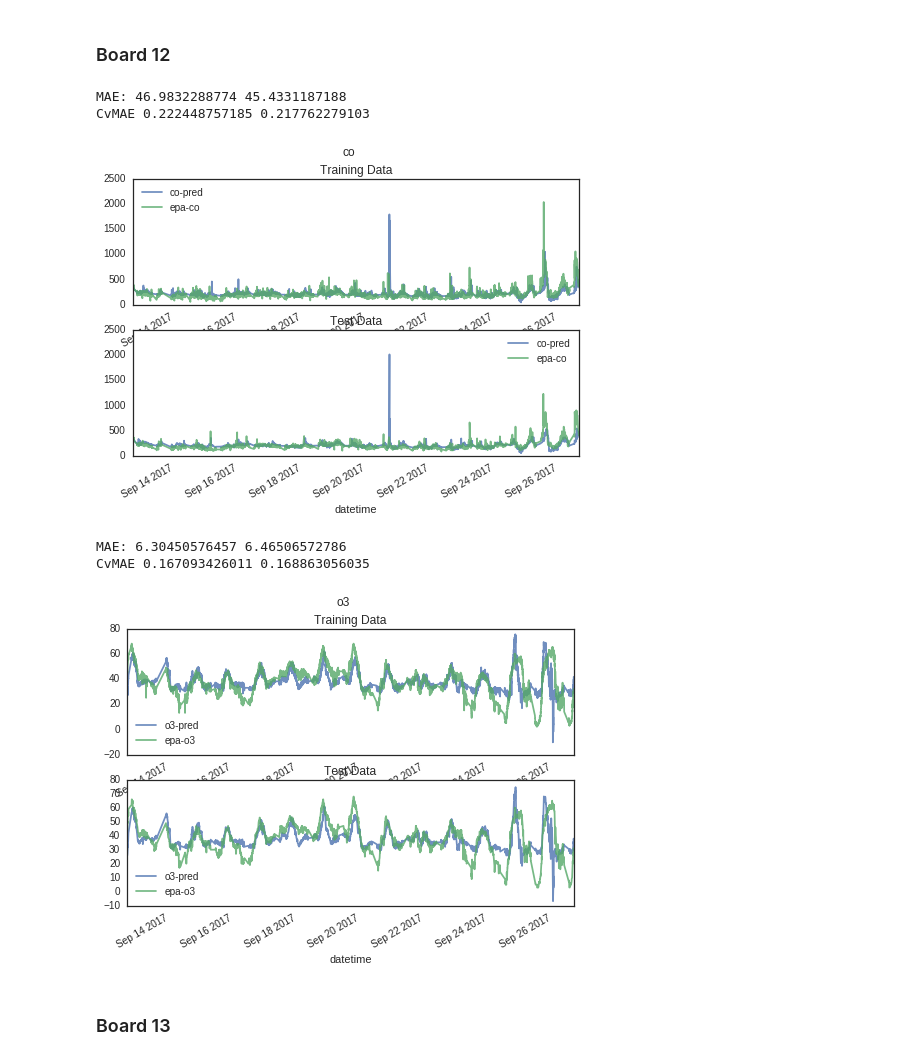
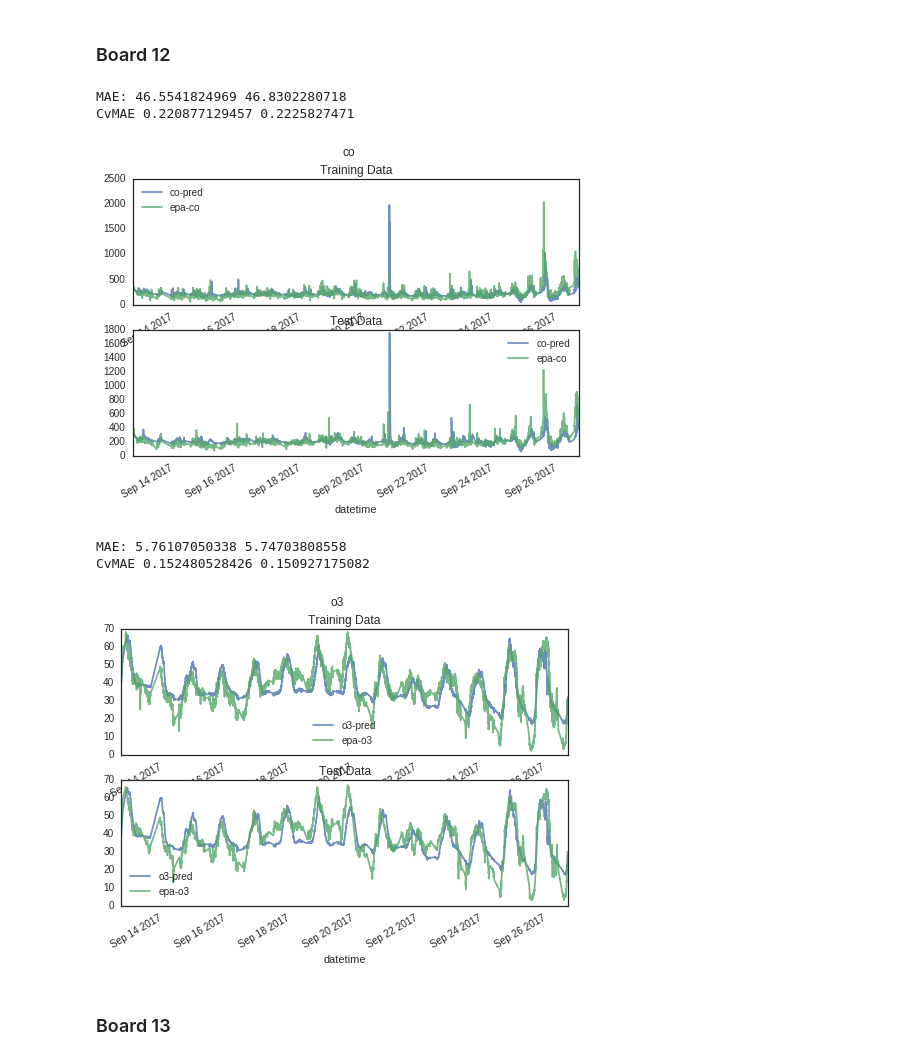
Before and after one commit to sharadmv/metasense, a Jupyter notebook: sd/experiments/San Diego Calibration.ipynb, the cells around one changed output. Saved outputs shown, nothing was run; the diff lists cells and outputs as text; code cells hidden in the pictures.

```diff
--- a/sd/experiments/San Diego Calibration.ipynb
+++ b/sd/experiments/San Diego Calibration.ipynb
@@ -24,7 +24,7 @@ def train_classifier(cf, features, target):
     return cf, (mean_absolute_error(Y, cf.predict(X)), mean_absolute_error(Y_, Y_pred))
 def plot_columns(cf, features, gas):
     cf, results = train_classifier(cf, features, "epa-%s" % gas)
-    fig, ax = plt.subplots(2)
+    fig, ax = plt.subplots(2, figsize=(6, 4))
     plt.suptitle(gas)
     ax[0].set_title('Training Data')
     X_train['%s-pred' % gas] = cf.predict(X_train[features])
@@ -96,14 +100,14 @@ CvMAE 0.21506005304 0.218457162611
 # %%
 X_train, X_test = load_board('elcajon12', sd=True)
 plot_columns(LinearRegression(), ['co'], 'co')
-plot_columns(LinearRegression(), ['o3'], 'o3')
+plot_columns(LinearRegression(), ['o3', 'temperature','humidity'], 'o3')
 # %% [output]
-MAE: 46.9832288774 45.4331187188
-CvMAE 0.222448757185 0.217762279103
+MAE: 46.5541824969 46.8302280718
+CvMAE 0.220877129457 0.2225827471
-[figure, old version]
+[figure, new version]
-MAE: 6.30450576457 6.46506572786
-CvMAE 0.167093426011 0.168863056035
+MAE: 5.76107050338 5.74703808558
+CvMAE 0.152480528426 0.150927175082
-[figure, old version]
+[figure, new version]
 # %% [markdown]
 ### Board 13
 # %%
```
Also changed, not shown: parts of 9 cells of this notebook.
